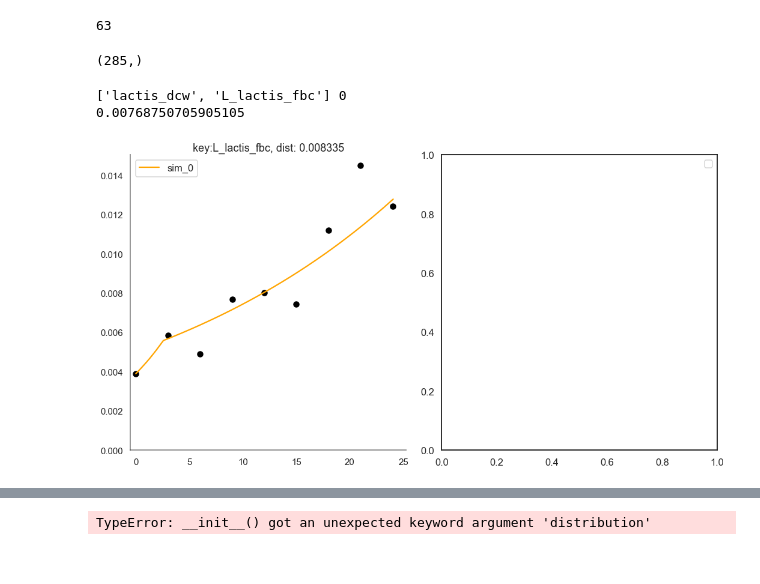
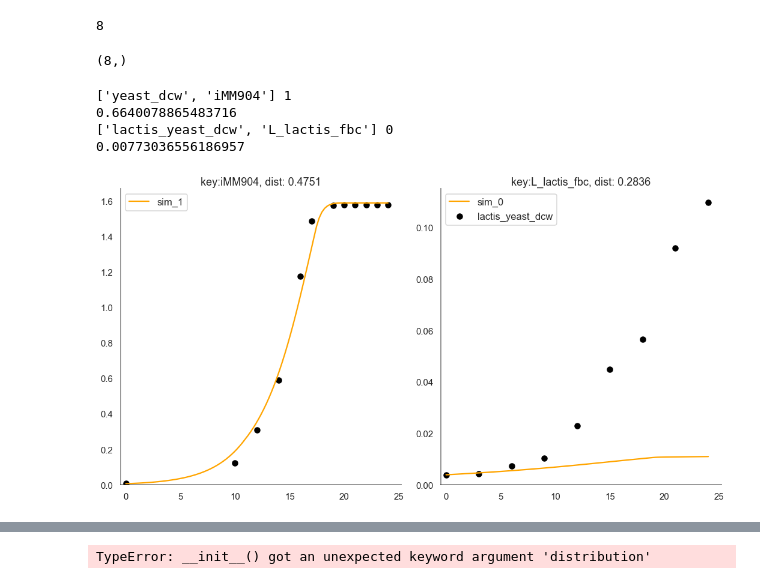
Before and after one commit to behzadk/ParaGEM, a Jupyter notebook: bk_comms/particle_visalisation.ipynb, the cells around one changed output, grey strips where cells are left out. Drawn from its saved outputs; the diff is of its cells as text; code cells hidden in the pictures.

```diff
--- a/bk_comms/particle_visalisation.ipynb
+++ b/bk_comms/particle_visalisation.ipynb
@@ -165,12 +165,12 @@ def generate_particle_parameter_df(particles):
     return df
 # %%
 experiment_dir = '../output/exp_lactis_iMM904_coculture_ga_fit/'
-epsilon = [1.0, 3.0]
+epsilon = [1.0, 0.05]
 
 # experiment_dir = '../output/exp_yeast_ga_fit/'
 
-experiment_dir = '../output/exp_lactis_ga_fit/'
-epsilon = [0.01]
+# experiment_dir = '../output/exp_lactis_ga_fit/'
+# epsilon = [0.01]
 
 repeat_prefix = 'run_'
 run_dirs = get_experiment_repeat_directories(experiment_dir, repeat_prefix)
@@ -178,22 +178,30 @@ particles = load_all_particles(run_dirs)
 filtered_particles = filter_particles_by_distance(particles, epsilon=epsilon)
 print(len(filtered_particles))
 # %% [output]
-63
+8
-# %%
-filtered_particles[1].t.shape
-# %% [output]
-(285,)
+# %%
+print(np.shape(filtered_particles))
+# %% [output]
+(8,)
 # %%
 exp_sol_keys = [
 #     ["yeast_dcw", "iMM904"],
     ["lactis_dcw", "L_lactis_fbc"],
 ]
+
+exp_sol_keys = [
+    ["yeast_dcw", "iMM904"],
+    ["lactis_yeast_dcw", "L_lactis_fbc"],
+]
+
 exp_data = pd.read_csv("../experimental_data/Figure1B_fake_data.csv")
 
 plot_particle_and_data(particle=filtered_particles[0], exp_data_df=exp_data,
                        exp_t_key='time', exp_sol_keys=exp_sol_keys, subplots_shape=[1, 2])
 # %% [output]
-['lactis_dcw', 'L_lactis_fbc'] 0
-0.00768750705905105
+['yeast_dcw', 'iMM904'] 1
+0.6640078865483716
+['lactis_yeast_dcw', 'L_lactis_fbc'] 0
+0.00773036556186957
-[figure, old version]
+[figure, new version]
 # %%
```
Also changed, not shown: parts of 2 cells of this notebook, 22 other files.
